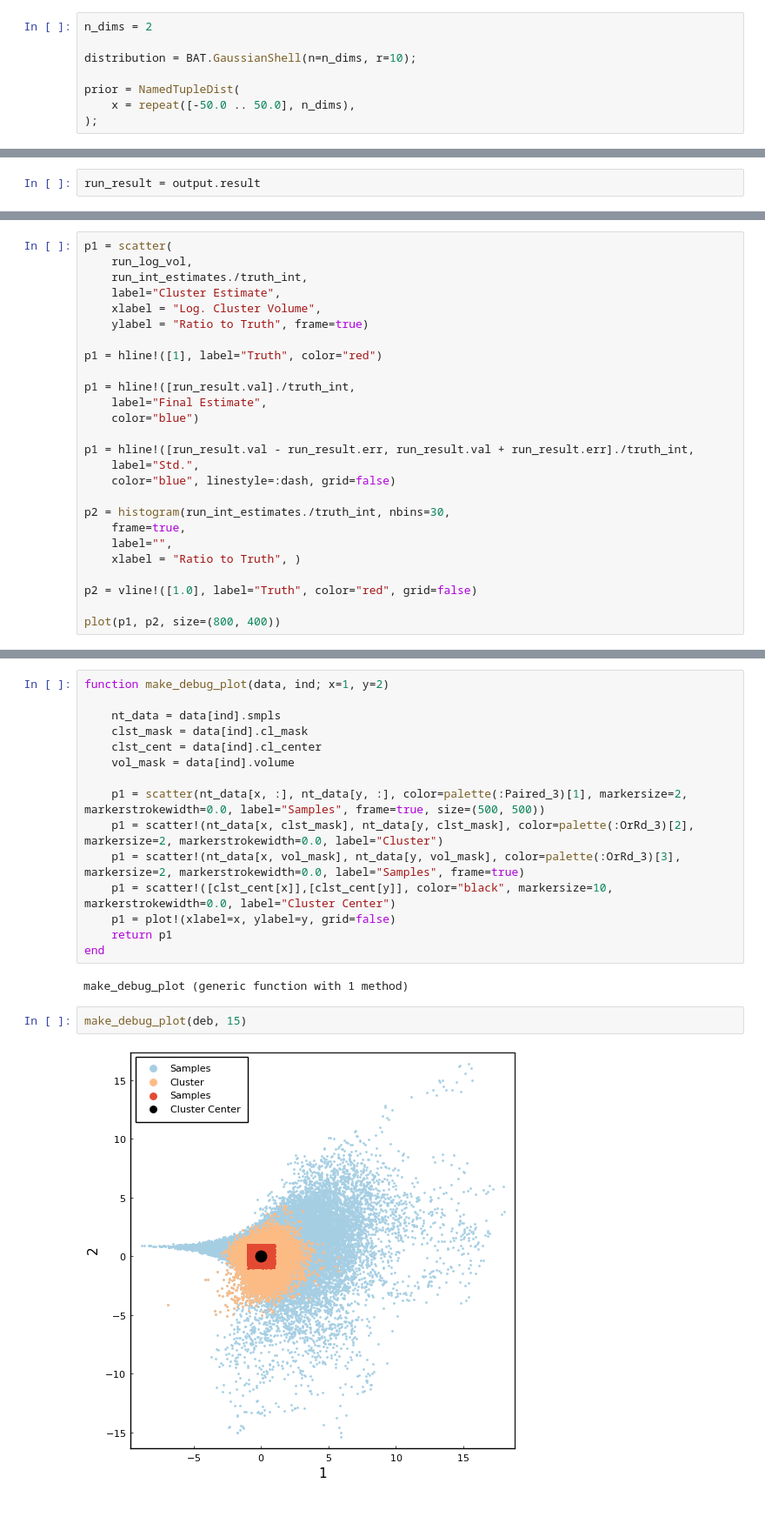
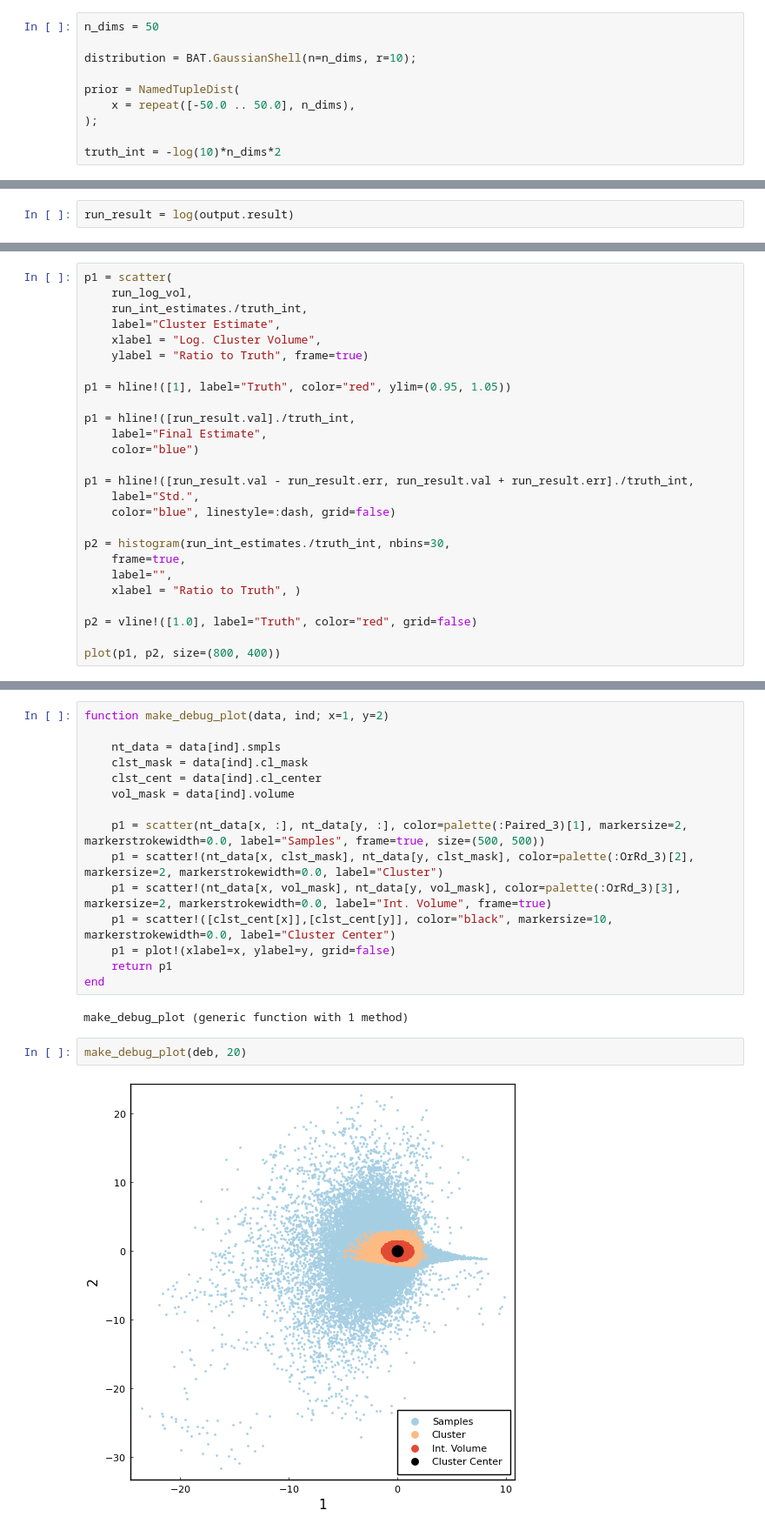
Before and after one commit to VasylHafych/AHMI-Volumes, a Jupyter notebook: notebooks/5-Int-Tests.ipynb, the cells around one changed output, grey strips where cells are left out. Shown at 87% size. Cells and saved outputs as stored; diff of their text form.

```diff
--- a/notebooks/5-Int-Tests.ipynb
+++ b/notebooks/5-Int-Tests.ipynb
@@ -99,13 +98,15 @@ prior = NamedTupleDist(
 # %% [markdown]
 ## 1.5 Gaussian Shell:
 # %%
-n_dims = 2
+n_dims = 50
 
 distribution = BAT.GaussianShell(n=n_dims, r=10);
 
 prior = NamedTupleDist(
     x = repeat([-50.0 .. 50.0], n_dims),
 );
+
+truth_int = -log(10)*n_dims*2
 # %% [markdown]
 # 2. Sampling
 # %%
@@ -190,3 +192,3 @@ AHMIntegration{EigenDecompos,KMeans,HyperRectangle}
 # %%
-run_result = output.result
+run_result = log(output.result)
 # %% [output]
@@ -203,7 +205,7 @@ p1 = scatter(
     xlabel = "Log. Cluster Volume",
     ylabel = "Ratio to Truth", frame=true)
 
-p1 = hline!([1], label="Truth", color="red")
+p1 = hline!([1], label="Truth", color="red", ylim=(0.95, 1.05))
 
 p1 = hline!([run_result.val]./truth_int,
     label="Final Estimate",
@@ -233,7 +245,7 @@ function make_debug_plot(data, ind; x=1, y=2)
 
     p1 = scatter(nt_data[x, :], nt_data[y, :], color=palette(:Paired_3)[1], markersize=2, markerstrokewidth=0.0, label="Samples", frame=true, size=(500, 500))
     p1 = scatter!(nt_data[x, clst_mask], nt_data[y, clst_mask], color=palette(:OrRd_3)[2], markersize=2, markerstrokewidth=0.0, label="Cluster")
-    p1 = scatter!(nt_data[x, vol_mask], nt_data[y, vol_mask], color=palette(:OrRd_3)[3], markersize=2, markerstrokewidth=0.0, label="Samples", frame=true)
+    p1 = scatter!(nt_data[x, vol_mask], nt_data[y, vol_mask], color=palette(:OrRd_3)[3], markersize=2, markerstrokewidth=0.0, label="Int. Volume", frame=true)
     p1 = scatter!([clst_cent[x]],[clst_cent[y]], color="black", markersize=10, markerstrokewidth=0.0, label="Cluster Center")
     p1 = plot!(xlabel=x, ylabel=y, grid=false)
     return p1
@@ -241,6 +253,6 @@ end
 # %% [output]
 make_debug_plot (generic function with 1 method)
 # %%
-make_debug_plot(deb, 15)
+make_debug_plot(deb, 20)
 # %% [output]
-[figure, old version]
+[figure, new version]
```
Also changed, not shown: parts of 15 cells of this notebook, 5 other files.
